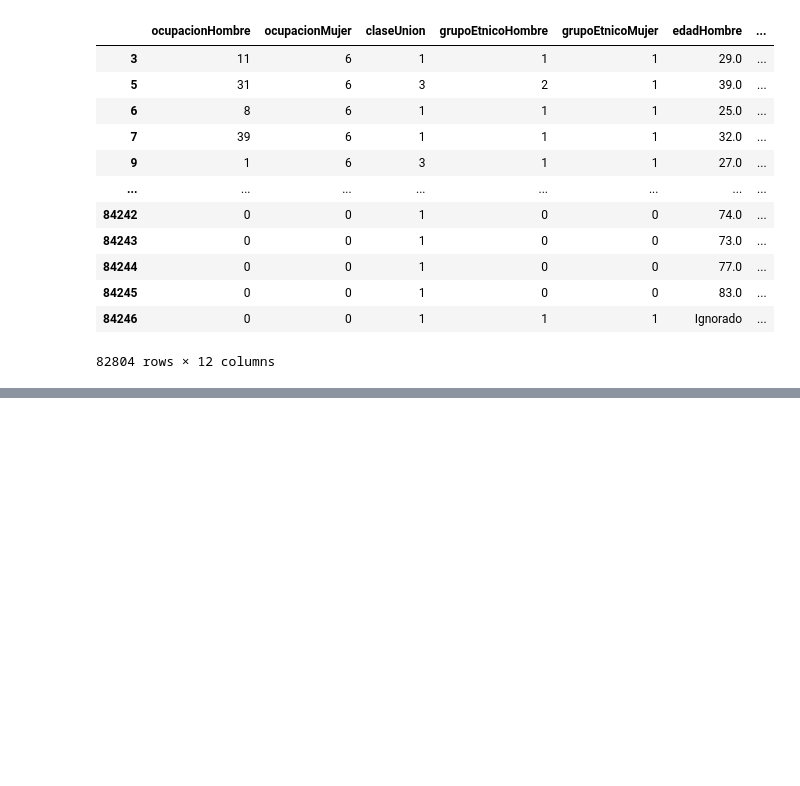
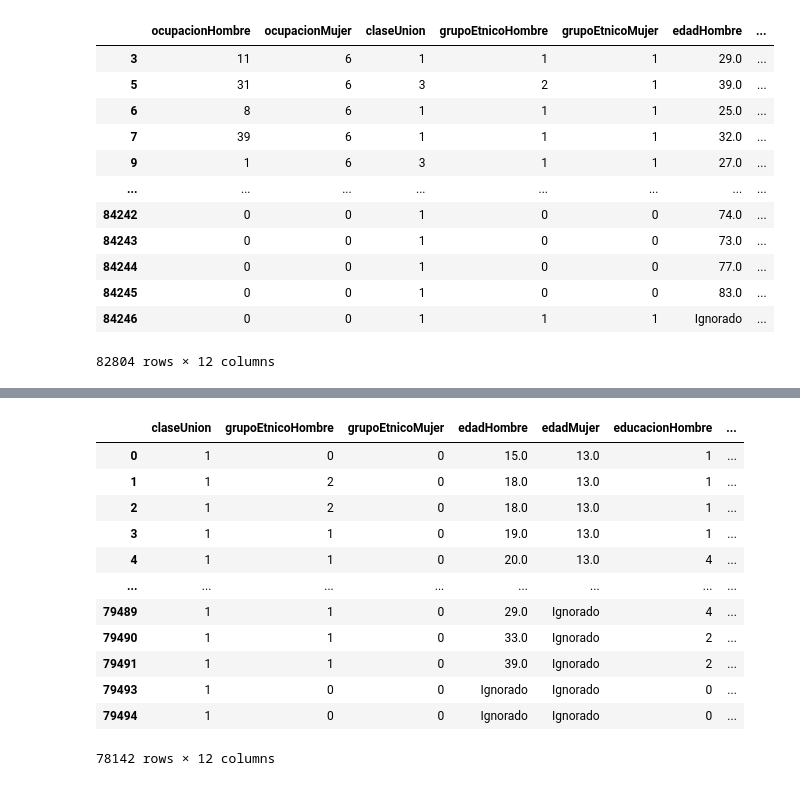
Before and after one commit to MGonza20/Proyecto1_MD, a Jupyter notebook: proyecto_final.ipynb, the cells around one changed output, grey strips where cells are left out. Drawn from its saved outputs; the diff is of its cells as text; code cells hidden in the pictures; blank space fills up the shorter version.

```diff
--- a/proyecto_final.ipynb
+++ b/proyecto_final.ipynb
@@ -308,33 +312,53 @@ columns_use_2014.append('edadHombre')
 
 # Edad de la mujer
 data_2014['edadMujer'] = data_2014['EDADMUJ']
 columns_use_2014.append('edadMujer')
 
 # Nivel de educacion del hombre y de la mujer
 educacion_tipos_2014 = {'Ninguno': 1, 'Primaria': 2, 'Básico': 3, 'DIversificado': 4, 'Universitario': 5, 'Postgrado': 6}
 data_2014['educacionHombre'] = data_2014['ESCHOM'].apply(lambda x: educacion_tipos_2014.get(x, 0))
 data_2014['educacionMujer'] = data_2014['ESCMUJ'].apply(lambda x: educacion_tipos_2014.get(x, 0))
 columns_use_2014.extend(['educacionHombre', 'educacionMujer'])
 
 # Oficio del hombre
 data_2014['ocupacionHombre'] = data_2014['CIUOHOM'].apply(lambda x: mas_ocupaciones.get(x, 0))
 columns_use_2014.append('ocupacionHombre')
 
 # Oficio de la mujer
 data_2014['ocupacionMujer'] = data_2014['CIUOMUJ'].apply(lambda x: ocupacion_tipos_basico.get(x, 0))
 columns_use_2014.append('ocupacionMujer')
 
 # Departamento de ocurrencia de matrimonio
 data_2014['departamentoOcurrencia'] = data_2014['DEPREG'].apply(lambda x: departamentos_2011_2019.get(x, 0))
 columns_use_2014.append('departamentoOcurrencia')
 
 # Mes de ocurrencia de matrimonio
 data_2014['mesOcurrencia'] = data_2014['MESREG'].apply(lambda x: meses_ocurrencia.get(x, 0))
 columns_use_2014.append('mesOcurrencia')
 
 # Año de registro de matrimonio
 data_2014['anioRegistro'] = data_2014['AÑOREG']
 columns_use_2014.append('anioRegistro')
+
+# data final - 2014
+columns_not_used_2014 = [x for x in data_2014.columns if x not in columns_use_2014]
+data_2014_final = data_2014.drop(columns_not_used_2014, axis=1)
+
+data_2014_final
+# %% [output]
+|  | claseUnion | grupoEtnicoHombre | grupoEtnicoMujer | edadHombre | edadMujer | educacionHombre | ... |
+| 0 | 1 | 0 | 0 | 15.0 | 13.0 | 1 | ... |
+| 1 | 1 | 2 | 0 | 18.0 | 13.0 | 1 | ... |
+| 2 | 1 | 2 | 0 | 18.0 | 13.0 | 1 | ... |
+| 3 | 1 | 1 | 0 | 19.0 | 13.0 | 1 | ... |
+| 4 | 1 | 1 | 0 | 20.0 | 13.0 | 4 | ... |
+| ... | ... | ... | ... | ... | ... | ... | ... |
+| 79489 | 1 | 1 | 0 | 29.0 | Ignorado | 4 | ... |
+| 79490 | 1 | 1 | 0 | 33.0 | Ignorado | 2 | ... |
+| 79491 | 1 | 1 | 0 | 39.0 | Ignorado | 2 | ... |
+| 79493 | 1 | 0 | 0 | Ignorado | Ignorado | 0 | ... |
+| 79494 | 1 | 0 | 0 | Ignorado | Ignorado | 0 | ... |
+78142 rows × 12 columns
 # %%
 # Limpieza data - 2015
 
```
Also changed, not shown: parts of 10 cells of this notebook.
